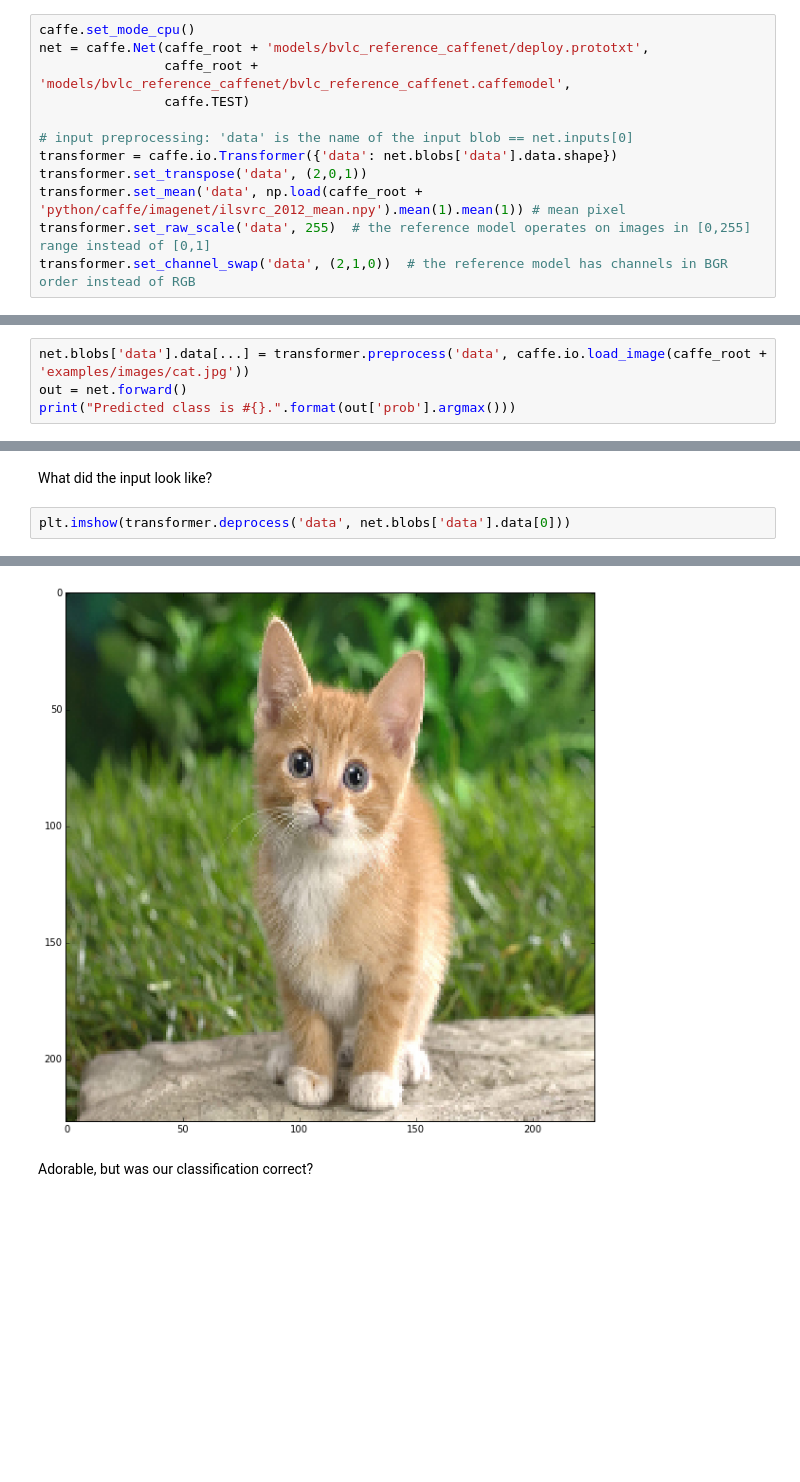
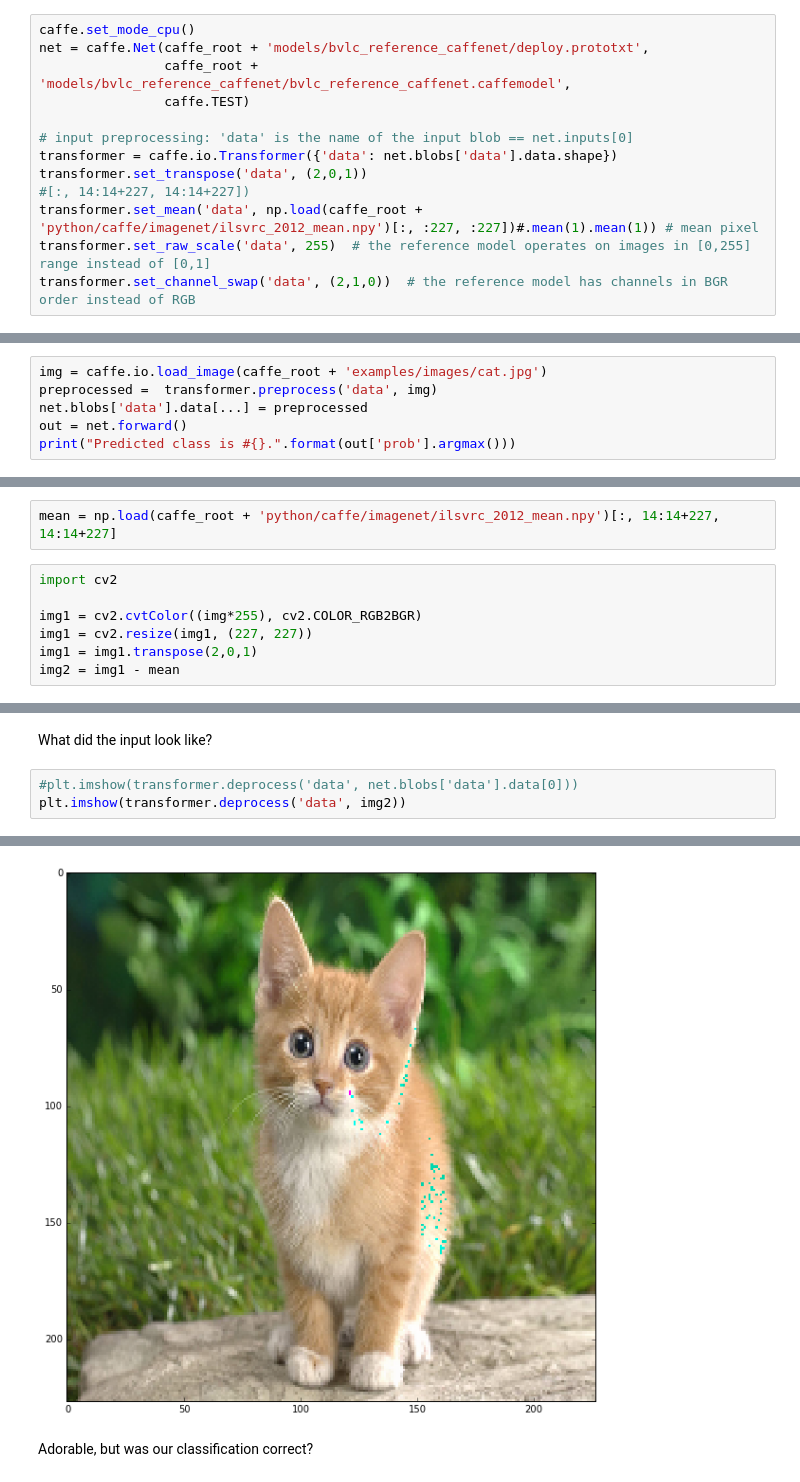
Before and after one commit to madiken/caffe-CUDNN-fork, a Jupyter notebook: examples/00-classification.ipynb, the cells around one changed output, grey strips where cells are left out. Drawn from its saved outputs; the diff is of its cells as text; blank space fills up the shorter version.

```diff
--- a/examples/00-classification.ipynb
+++ b/examples/00-classification.ipynb
@@ -37,6 +37,7 @@ net = caffe.Net(caffe_root + 'models/bvlc_reference_caffenet/deploy.prototxt',
 # input preprocessing: 'data' is the name of the input blob == net.inputs[0]
 transformer = caffe.io.Transformer({'data': net.blobs['data'].data.shape})
 transformer.set_transpose('data', (2,0,1))
-transformer.set_mean('data', np.load(caffe_root + 'python/caffe/imagenet/ilsvrc_2012_mean.npy').mean(1).mean(1)) # mean pixel
+#[:, 14:14+227, 14:14+227])
+transformer.set_mean('data', np.load(caffe_root + 'python/caffe/imagenet/ilsvrc_2012_mean.npy')[:, :227, :227])#.mean(1).mean(1)) # mean pixel
 transformer.set_raw_scale('data', 255)  # the reference model operates on images in [0,255] range instead of [0,1]
 transformer.set_channel_swap('data', (2,1,0))  # the reference model has channels in BGR order instead of RGB
@@ -48,7 +53,9 @@ net.blobs['data'].reshape(50,3,227,227)
 # %% [markdown]
 Feed in the image (with some preprocessing) and classify with a forward pass.
 # %%
-net.blobs['data'].data[...] = transformer.preprocess('data', caffe.io.load_image(caffe_root + 'examples/images/cat.jpg'))
+img = caffe.io.load_image(caffe_root + 'examples/images/cat.jpg')
+preprocessed =  transformer.preprocess('data', img)
+net.blobs['data'].data[...] = preprocessed
 out = net.forward()
 print("Predicted class is #{}.".format(out['prob'].argmax()))
 # %% [output]
@@ -55,0 +73,9 @@ Predicted class is #281.
+# %%
+mean = np.load(caffe_root + 'python/caffe/imagenet/ilsvrc_2012_mean.npy')[:, 14:14+227, 14:14+227]
+# %%
+import cv2
+
+img1 = cv2.cvtColor((img*255), cv2.COLOR_RGB2BGR)
+img1 = cv2.resize(img1, (227, 227))
+img1 = img1.transpose(2,0,1)
+img2 = img1 - mean
@@ -56,10 +96,11 @@ Predicted class is #281.
 # %% [markdown]
 What did the input look like?
 # %%
-plt.imshow(transformer.deprocess('data', net.blobs['data'].data[0]))
+#plt.imshow(transformer.deprocess('data', net.blobs['data'].data[0]))
+plt.imshow(transformer.deprocess('data', img2))
 # %% [output]
 <matplotlib.image.AxesImage at 0x...>
-[figure, old version]
+[figure, new version]
 # %% [markdown]
 Adorable, but was our classification correct?
 # %%
```
Also changed, not shown: parts of 13 cells of this notebook, 19 other files.
